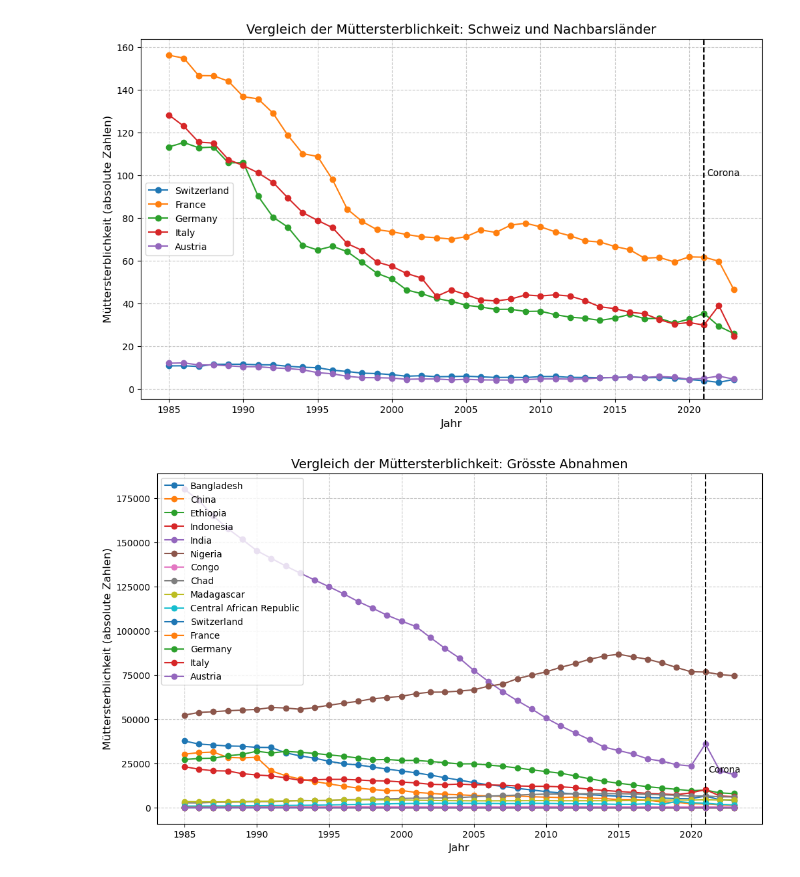
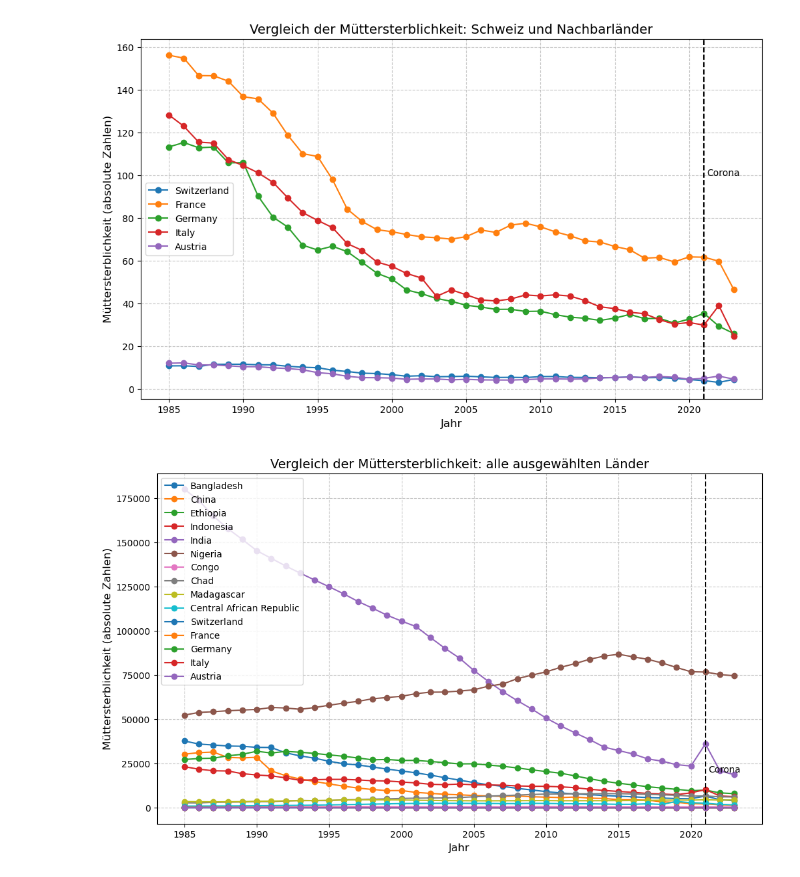
Before and after one commit to Ramona000/Python-LN, a Jupyter notebook: Grundgerüst_Leistungsnachweis.ipynb, the cells around one changed output. Saved outputs shown, nothing was run; the diff lists cells and outputs as text; code cells hidden in the pictures.

Commit message:
Diagrammbeschriftungen korrigiert

```diff
--- a/Grundgerüst_Leistungsnachweis.ipynb
+++ b/Grundgerüst_Leistungsnachweis.ipynb
@@ -419,25 +419,25 @@ plt.show()
 # %%
 laender_liste = ['Bangladesh', 'China', 'Ethiopia', 'Indonesia','India', 'Nigeria','Congo', 'Chad', 'Madagascar', 'Central African Republic',
                  'Switzerland', 'France', 'Germany', 'Italy', 'Austria']
 
 plt.figure(figsize=(12, 7))
 
 for land in laender_liste:
     mask = df['Land'] == land
     df_temp = df[mask]
     plt.plot(df_temp['Jahr'], df_temp['Müttersterblichkeit'],
              marker='o', linestyle='-', label=land)
 
 plt.axvline(x=2021, color='black', linestyle='--')
 plt.text(2021.2, 20000, 'Corona', color='black')
 
-plt.title('Vergleich der Müttersterblichkeit: Grösste Abnahmen', fontsize=14)
+plt.title('Vergleich der Müttersterblichkeit: alle ausgewählten Länder', fontsize=14)
 plt.xlabel('Jahr', fontsize=12)
 plt.ylabel('Müttersterblichkeit (absolute Zahlen)', fontsize=12)
 plt.grid(True, linestyle='--', alpha=0.7)
 plt.ticklabel_format(style='plain', axis='y')
 plt.legend()
 
 plt.show()
 # %% [output]
-[figure, old version]
+[figure, new version]
```
Also changed, not shown: parts of 3 cells of this notebook.
